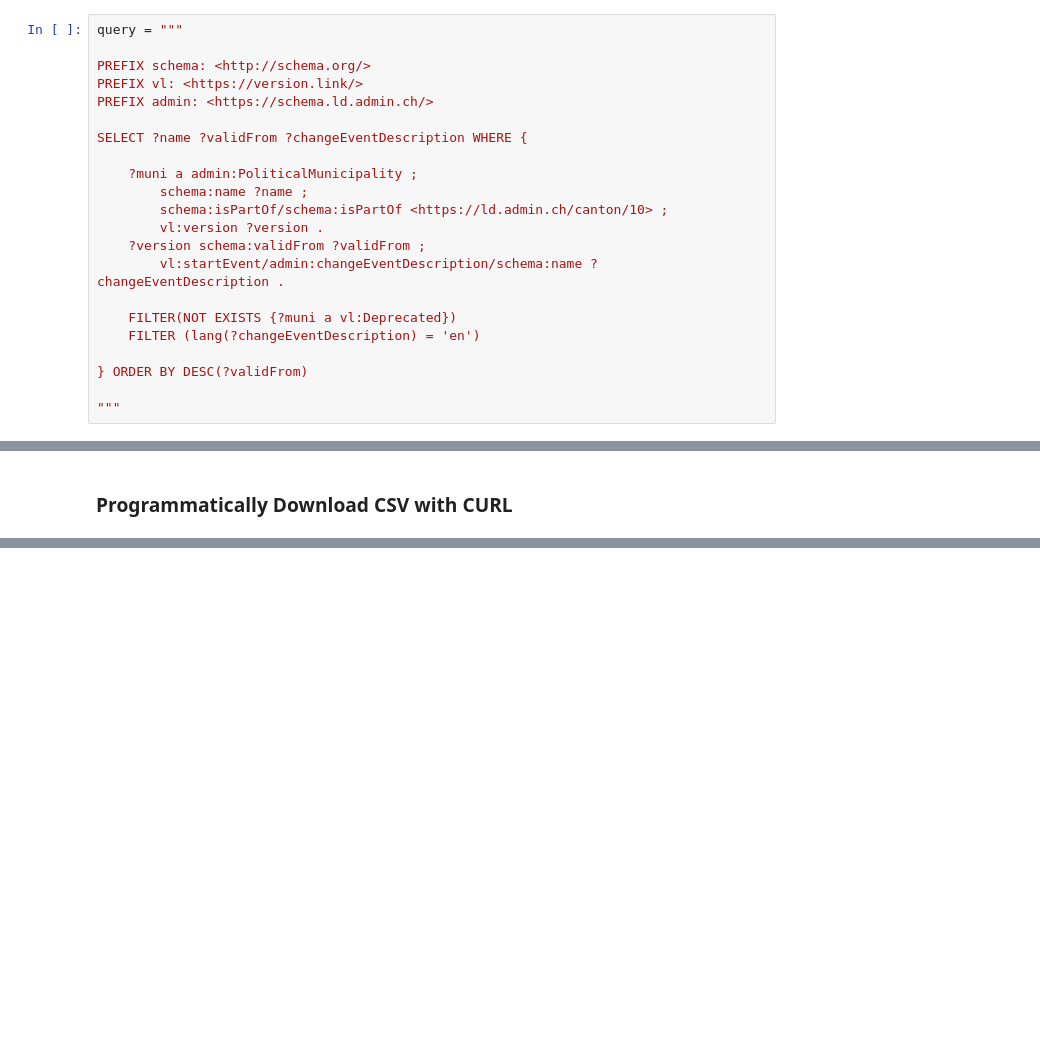
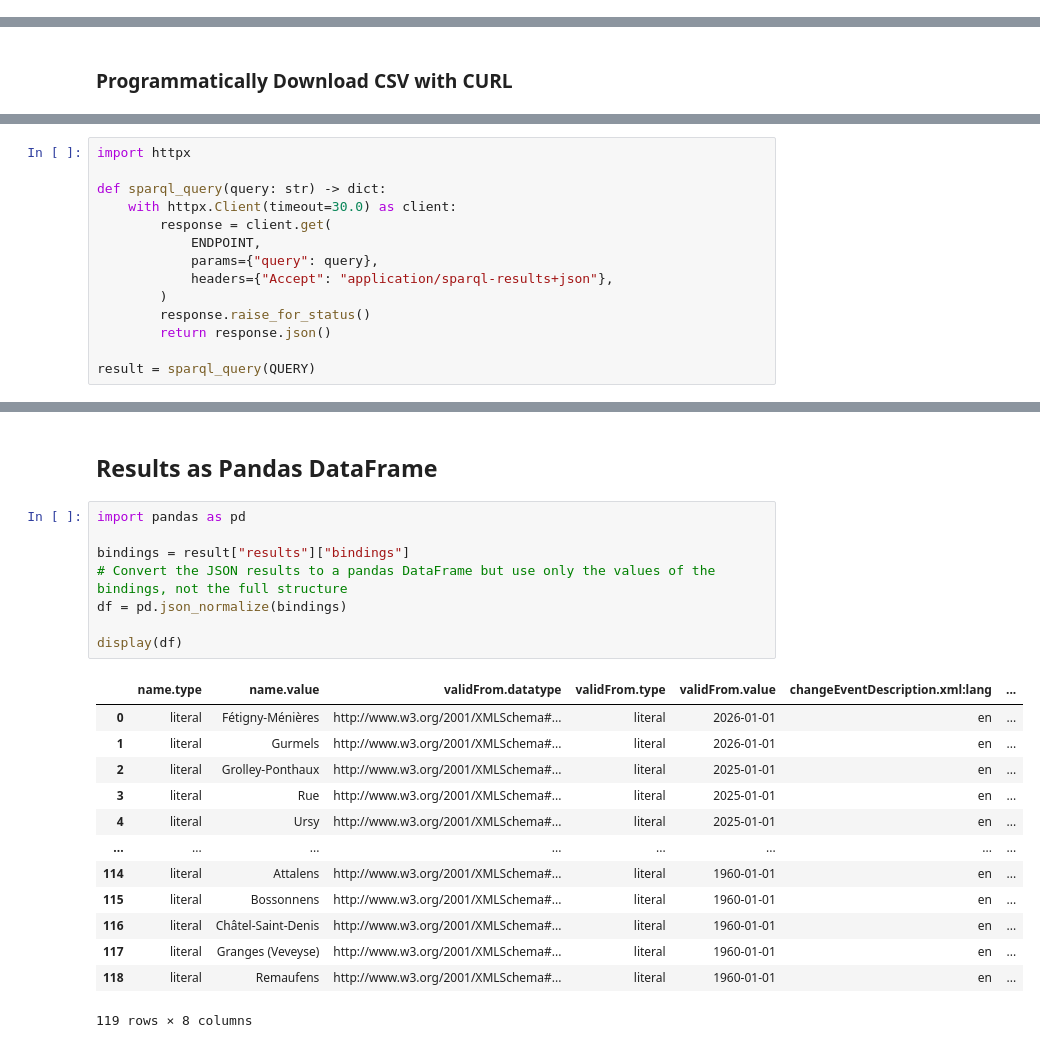
Before and after one commit to swiss/ptbd, a Jupyter notebook: notebooks/5_use_LINDAS_data.ipynb, the cells around one changed output, grey strips where cells are left out. Drawn from its saved outputs; the diff is of its cells as text; blank space fills up the shorter version.

```diff
--- a/notebooks/5_use_LINDAS_data.ipynb
+++ b/notebooks/5_use_LINDAS_data.ipynb
@@ -9,27 +37,5 @@ This notebook shows how to use the LINDAS data for integrating it into other sys
 # %% [markdown]
 ## Download Data as CSV
-# %%
-query = """
-
-PREFIX schema: <http://schema.org/>
-PREFIX vl: <https://version.link/>
-PREFIX admin: <https://schema.ld.admin.ch/>
-
-SELECT ?name ?validFrom ?changeEventDescription WHERE {
-
-    ?muni a admin:PoliticalMunicipality ;
-        schema:name ?name ;
-        schema:isPartOf/schema:isPartOf <https://ld.admin.ch/canton/10> ;
-        vl:version ?version .
-    ?version schema:validFrom ?validFrom ;
-        vl:startEvent/admin:changeEventDescription/schema:name ?changeEventDescription .
-
-    FILTER(NOT EXISTS {?muni a vl:Deprecated})
-    FILTER (lang(?changeEventDescription) = 'en')
-
-} ORDER BY DESC(?validFrom)
-
-"""
 # %% [markdown]
 ### URL Encoding
 # %%
@@ -64,0 +73,14 @@ CompletedProcess(args=['curl', '-L', '-o', '../data/csv/muni_FR.csv', 'https://i
+# %%
+import httpx
+
+def sparql_query(query: str) -> dict:
+    with httpx.Client(timeout=30.0) as client:
+        response = client.get(
+            ENDPOINT,
+            params={"query": query},
+            headers={"Accept": "application/sparql-results+json"},
+        )
+        response.raise_for_status()
+        return response.json()
+
+result = sparql_query(QUERY)
@@ -64,0 +109,24 @@ CompletedProcess(args=['curl', '-L', '-o', '../data/csv/muni_FR.csv', 'https://i
+# %% [markdown]
+## Results as Pandas DataFrame
+# %%
+import pandas as pd
+
+bindings = result["results"]["bindings"]
+# Convert the JSON results to a pandas DataFrame but use only the values of the bindings, not the full structure
+df = pd.json_normalize(bindings)
+
+display(df)
+# %% [output]
+|  | name.type | name.value | validFrom.datatype | validFrom.type | validFrom.value | changeEventDescription.xml:lang | ... |
+| 0 | literal | Fétigny-Ménières | http://www.w3.org/2001/XMLSchema#... | literal | 2026-01-01 | en | ... |
+| 1 | literal | Gurmels | http://www.w3.org/2001/XMLSchema#... | literal | 2026-01-01 | en | ... |
+| 2 | literal | Grolley-Ponthaux | http://www.w3.org/2001/XMLSchema#... | literal | 2025-01-01 | en | ... |
+| 3 | literal | Rue | http://www.w3.org/2001/XMLSchema#... | literal | 2025-01-01 | en | ... |
+| 4 | literal | Ursy | http://www.w3.org/2001/XMLSchema#... | literal | 2025-01-01 | en | ... |
+| ... | ... | ... | ... | ... | ... | ... | ... |
+| 114 | literal | Attalens | http://www.w3.org/2001/XMLSchema#... | literal | 1960-01-01 | en | ... |
+| 115 | literal | Bossonnens | http://www.w3.org/2001/XMLSchema#... | literal | 1960-01-01 | en | ... |
+| 116 | literal | Châtel-Saint-Denis | http://www.w3.org/2001/XMLSchema#... | literal | 1960-01-01 | en | ... |
+| 117 | literal | Granges (Veveyse) | http://www.w3.org/2001/XMLSchema#... | literal | 1960-01-01 | en | ... |
+| 118 | literal | Remaufens | http://www.w3.org/2001/XMLSchema#... | literal | 1960-01-01 | en | ... |
+119 rows × 8 columns
```
Also changed, not shown: parts of 9 cells of this notebook.
